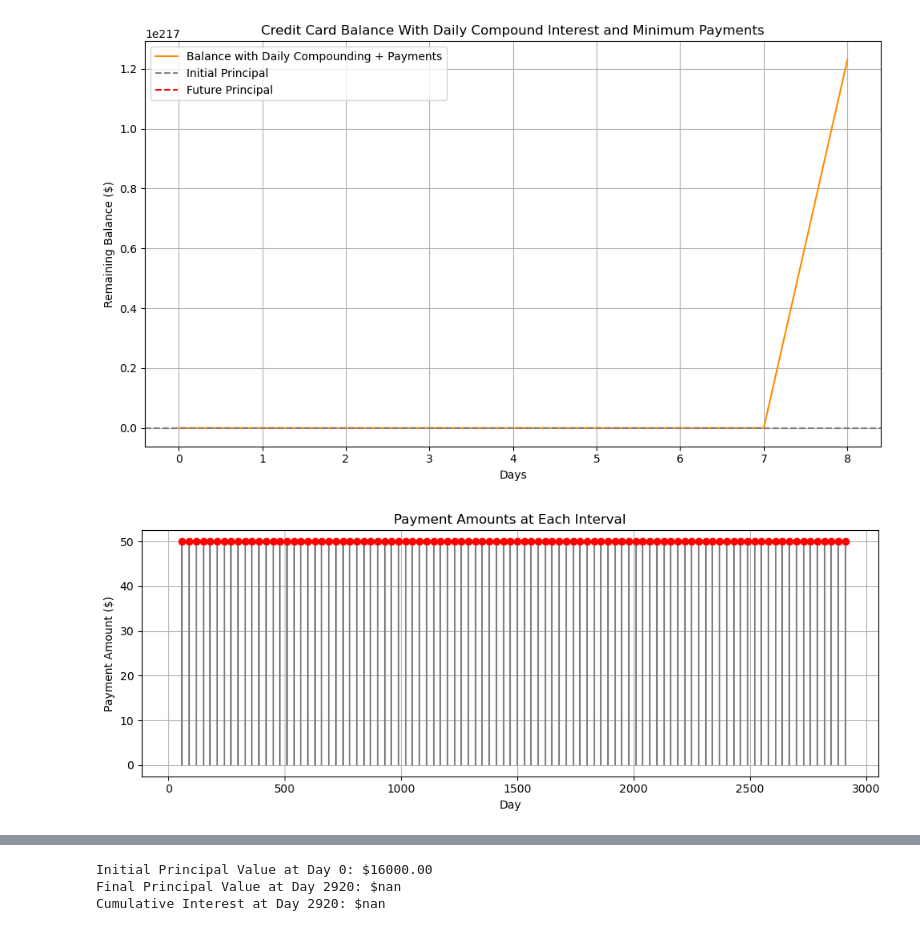
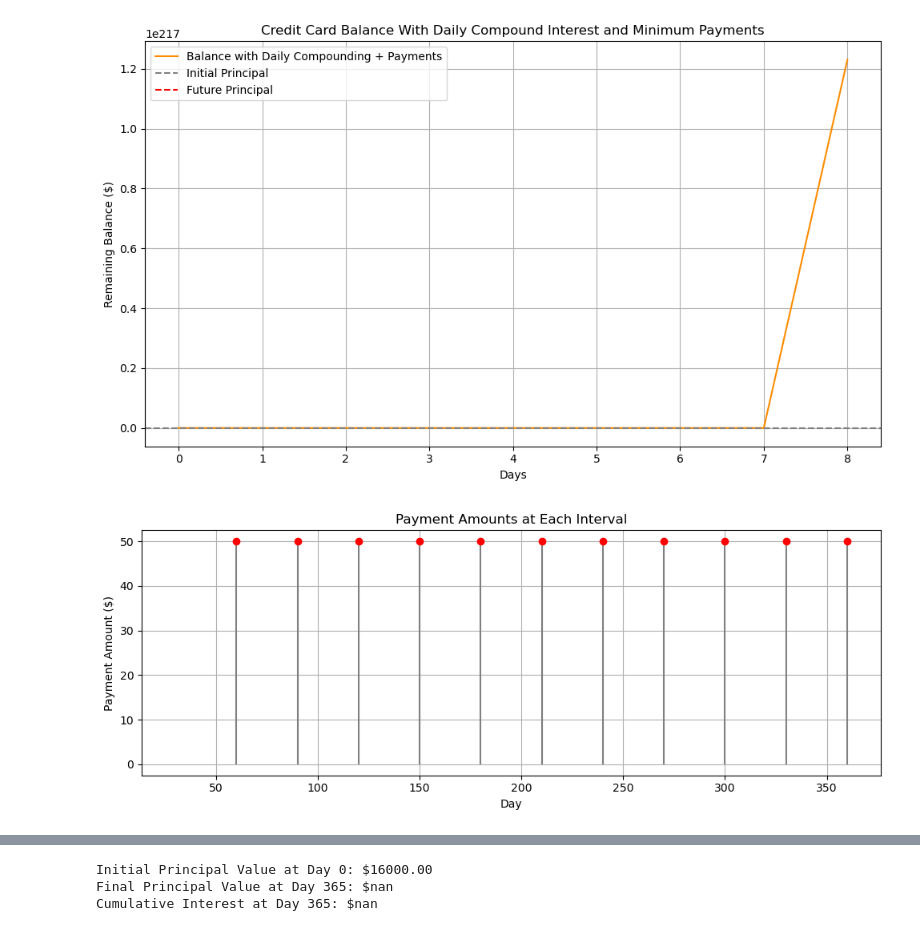
Before and after one commit to timidspacepanda/Learning_Python, a Jupyter notebook: credit_purchase_calculator/prototypes/plot_compound_ammount.ipynb, the cells around one changed output, grey strips where cells are left out. Cells and saved outputs as stored; diff of their text form; code cells hidden in the pictures.

```diff
--- a/credit_purchase_calculator/prototypes/plot_compound_ammount.ipynb
+++ b/credit_purchase_calculator/prototypes/plot_compound_ammount.ipynb
@@ -3,10 +3,10 @@ import numpy as np
 import matplotlib.pyplot as plt
 
 def simulate_credit_card(principal, apr,
-                         total_days=365*8,            # simulation length (days)
+                         total_days=365,            # simulation length (days)
                          payment_interval=30,       # Payment interval (days)
                          min_payment_fixed=25,      # minimum payments floor
-                         payment_perc_coef = 0.001   # Minimum payment rule coef.
+                         payment_perc_coef = 0.10   # Minimum payment rule coef.
                     ):
     """Simulate credit card balance and payments over time."""
     # Initialize
@@ -26,7 +26,7 @@ def simulate_credit_card(principal, apr,
         cumulative_interest[i] = cumulative_interest[i - 1] + daily_interest[i]
 
         # Apply daily interest
-        balance[i] = balance[i-1] * daily_interest[i]
+        balance[i] = balance[i-1] + daily_interest[i]
 
         # Make a payment every `payment interval` days
         if i % payment_interval == 0:
@@ -83,35 +83,35 @@ plt.figure(figsize=(10,4))
 plt.stem(payment_days, payment_values, linefmt='gray', markerfmt='ro', basefmt=" ")
 plt.xlabel("Day")
 #plt.xticks(payment_days)
 plt.ylabel("Payment Amount ($)")
 plt.title("Payment Amounts at Each Interval")
 plt.grid(True)
 plt.tight_layout()
 plt.show()
 
 # Cumulative Interest Plot
 plt.figure(figsize=(10,6))
 plt.plot(days1, total_interest, label="Total Interest", color="purple")
 plt.xlabel("Day")
 plt.ylabel("Cummulative Interest ($)")
 plt.title("Cumulative Interst Accrued Over Time")
 plt.legend()
 plt.grid(True)
 plt.tight_layout()
 plt.show()
 
 # Print
 print(f"Initial Principal Value at Day 0: ${total_balance[0]:.2f}")
 print(f"Final Principal Value at Day {days1[-1]}: ${total_balance[-1]:.2f}")
 print(f"Cumulative Interest at Day {days1[-1]}: ${total_interest[-1]:.2f}")
 
 zero_indices = np.where(total_balance==0)[0] #get index when balance equal $0)
 if zero_indices.size > 0: # Print out Day when balance equals $0
     print(f"***Balance paid off at Day {days1[zero_indices[0]]}.***")
 # %% [output]
 [figure]
-[figure, old version]
+[figure, new version]
 [figure]
 Initial Principal Value at Day 0: $16000.00
-Final Principal Value at Day 2920: $nan
-Cumulative Interest at Day 2920: $nan
+Final Principal Value at Day 365: $nan
+Cumulative Interest at Day 365: $nan
```
